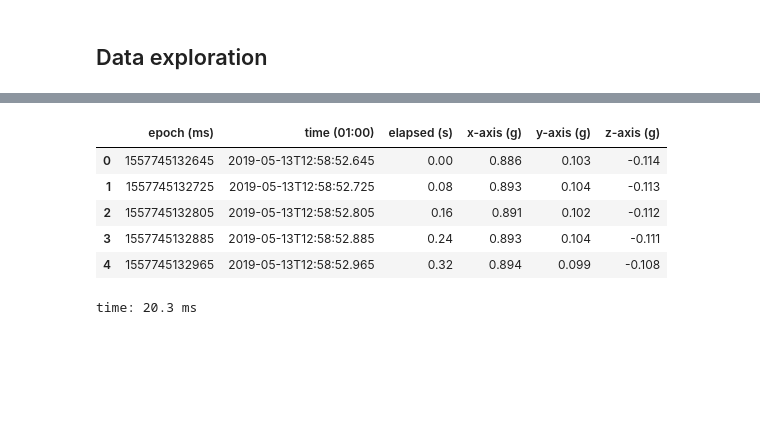
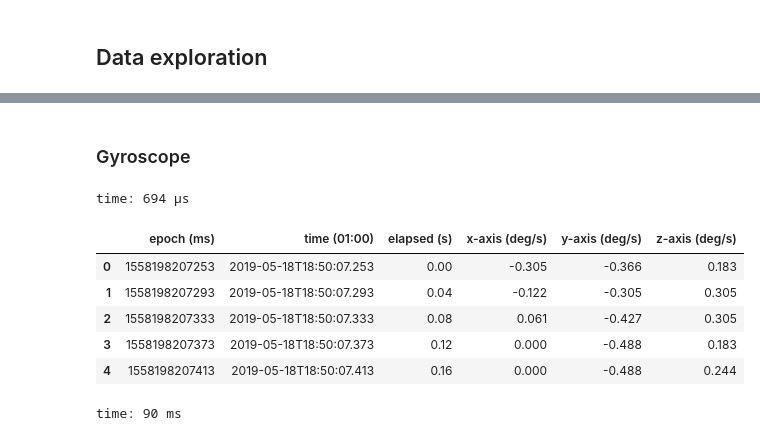
Before and after one commit to langersteff/trail-difficulty-classification, a Jupyter notebook: notebooks/01_data_exploration.ipynb, the cells around one changed output, grey strips where cells are left out. Saved outputs shown, nothing was run; the diff lists cells and outputs as text; code cells hidden in the pictures; blank space fills up the shorter version.

```diff
--- a/notebooks/01_data_exploration.ipynb
+++ b/notebooks/01_data_exploration.ipynb
@@ -28,11 +175,18 @@ time: 3.3 ms
+# %% [markdown]
+### Gyroscope
+# %%
+gyroscope_data_filename = 'neureuth_gyr_1'
+gyr_frequency = calcFrequency(25000)
+# %% [output]
+time: 694 µs
 # %%
-acc_data = pd.read_csv('../data/raw/' + RAW_FILE + '.csv')
-acc_data.head()
+gyr_data = pd.read_csv('../data/raw/' + gyroscope_data_filename + '.csv')
+gyr_data.head()
 # %% [output]
-|  | epoch (ms) | time (01:00) | elapsed (s) | x-axis (g) | y-axis (g) | z-axis (g) |
-| 0 | 1557745132645 | 2019-05-13T12:58:52.645 | 0.00 | 0.886 | 0.103 | -0.114 |
-| 1 | 1557745132725 | 2019-05-13T12:58:52.725 | 0.08 | 0.893 | 0.104 | -0.113 |
-| 2 | 1557745132805 | 2019-05-13T12:58:52.805 | 0.16 | 0.891 | 0.102 | -0.112 |
-| 3 | 1557745132885 | 2019-05-13T12:58:52.885 | 0.24 | 0.893 | 0.104 | -0.111 |
-| 4 | 1557745132965 | 2019-05-13T12:58:52.965 | 0.32 | 0.894 | 0.099 | -0.108 |
+|  | epoch (ms) | time (01:00) | elapsed (s) | x-axis (deg/s) | y-axis (deg/s) | z-axis (deg/s) |
+| 0 | 1558198207253 | 2019-05-18T18:50:07.253 | 0.00 | -0.305 | -0.366 | 0.183 |
+| 1 | 1558198207293 | 2019-05-18T18:50:07.293 | 0.04 | -0.122 | -0.305 | 0.305 |
+| 2 | 1558198207333 | 2019-05-18T18:50:07.333 | 0.08 | 0.061 | -0.427 | 0.305 |
+| 3 | 1558198207373 | 2019-05-18T18:50:07.373 | 0.12 | 0.000 | -0.488 | 0.183 |
+| 4 | 1558198207413 | 2019-05-18T18:50:07.413 | 0.16 | 0.000 | -0.488 | 0.244 |
-time: 20.3 ms
+time: 90 ms
```
Also changed, not shown: parts of 30 cells of this notebook, 19 other files.
